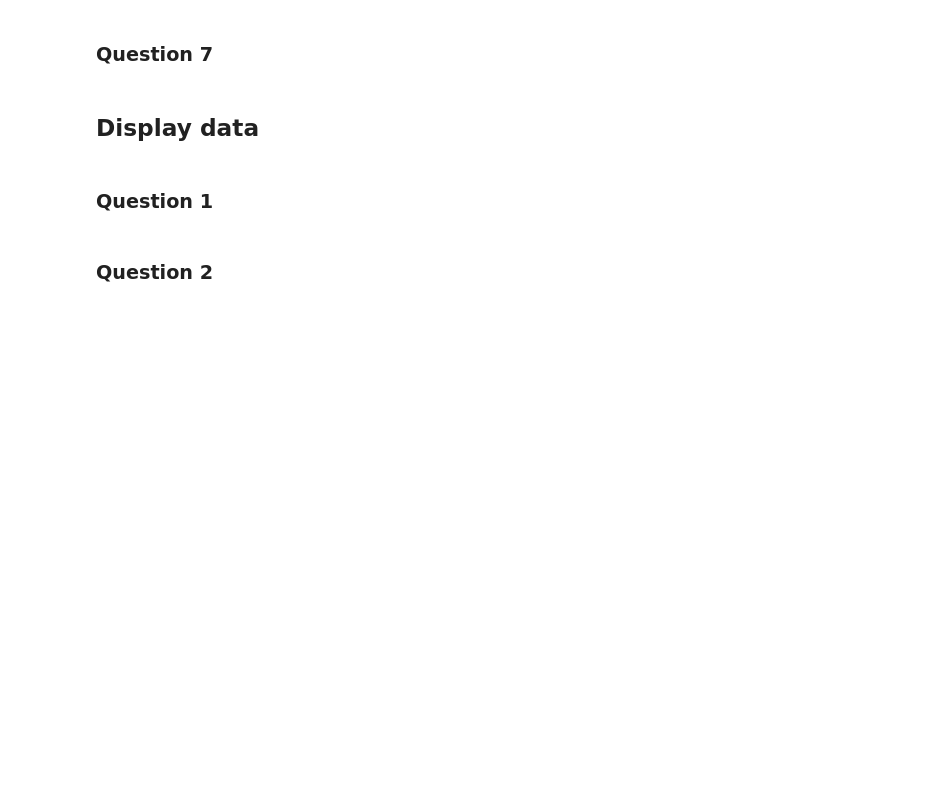
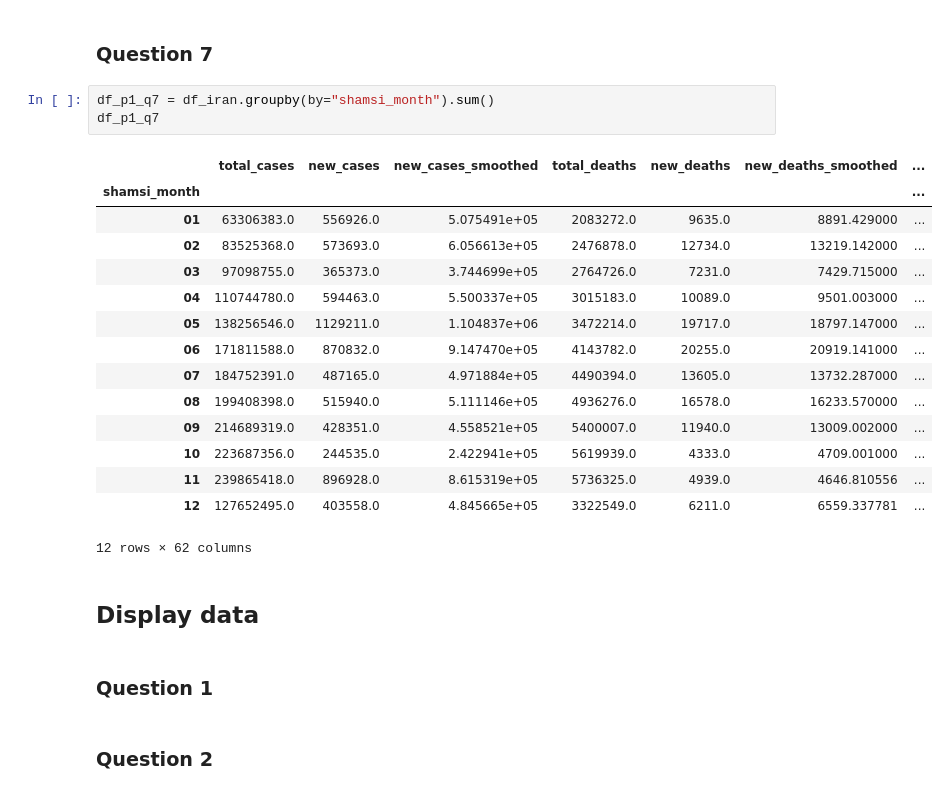
Before and after one commit to mohammadsaadati80/Data-Mining-COVID-19-Analysis, a Jupyter notebook: DM_CA1.ipynb, the cells around one changed output. Saved outputs shown, nothing was run; the diff lists cells and outputs as text; blank space fills up the shorter version.

```diff
--- a/DM_CA1.ipynb
+++ b/DM_CA1.ipynb
@@ -150,5 +260,24 @@ Redundant attributes may be able to be detected by correlation analysis and cova
 # %% [markdown]
 ### Question 7
+# %%
+df_p1_q7 = df_iran.groupby(by="shamsi_month").sum()
+df_p1_q7
+# %% [output]
+|  | total_cases | new_cases | new_cases_smoothed | total_deaths | new_deaths | new_deaths_smoothed | ... |
+| shamsi_month |  |  |  |  |  |  | ... |
+| 01 | 63306383.0 | 556926.0 | 5.075491e+05 | 2083272.0 | 9635.0 | 8891.429000 | ... |
+| 02 | 83525368.0 | 573693.0 | 6.056613e+05 | 2476878.0 | 12734.0 | 13219.142000 | ... |
+| 03 | 97098755.0 | 365373.0 | 3.744699e+05 | 2764726.0 | 7231.0 | 7429.715000 | ... |
+| 04 | 110744780.0 | 594463.0 | 5.500337e+05 | 3015183.0 | 10089.0 | 9501.003000 | ... |
+| 05 | 138256546.0 | 1129211.0 | 1.104837e+06 | 3472214.0 | 19717.0 | 18797.147000 | ... |
+| 06 | 171811588.0 | 870832.0 | 9.147470e+05 | 4143782.0 | 20255.0 | 20919.141000 | ... |
+| 07 | 184752391.0 | 487165.0 | 4.971884e+05 | 4490394.0 | 13605.0 | 13732.287000 | ... |
+| 08 | 199408398.0 | 515940.0 | 5.111146e+05 | 4936276.0 | 16578.0 | 16233.570000 | ... |
+| 09 | 214689319.0 | 428351.0 | 4.558521e+05 | 5400007.0 | 11940.0 | 13009.002000 | ... |
+| 10 | 223687356.0 | 244535.0 | 2.422941e+05 | 5619939.0 | 4333.0 | 4709.001000 | ... |
+| 11 | 239865418.0 | 896928.0 | 8.615319e+05 | 5736325.0 | 4939.0 | 4646.810556 | ... |
+| 12 | 127652495.0 | 403558.0 | 4.845665e+05 | 3322549.0 | 6211.0 | 6559.337781 | ... |
+12 rows × 62 columns
 # %% [markdown]
 ## Display data
 # %% [markdown]
```
Also changed, not shown: parts of 7 cells of this notebook.
